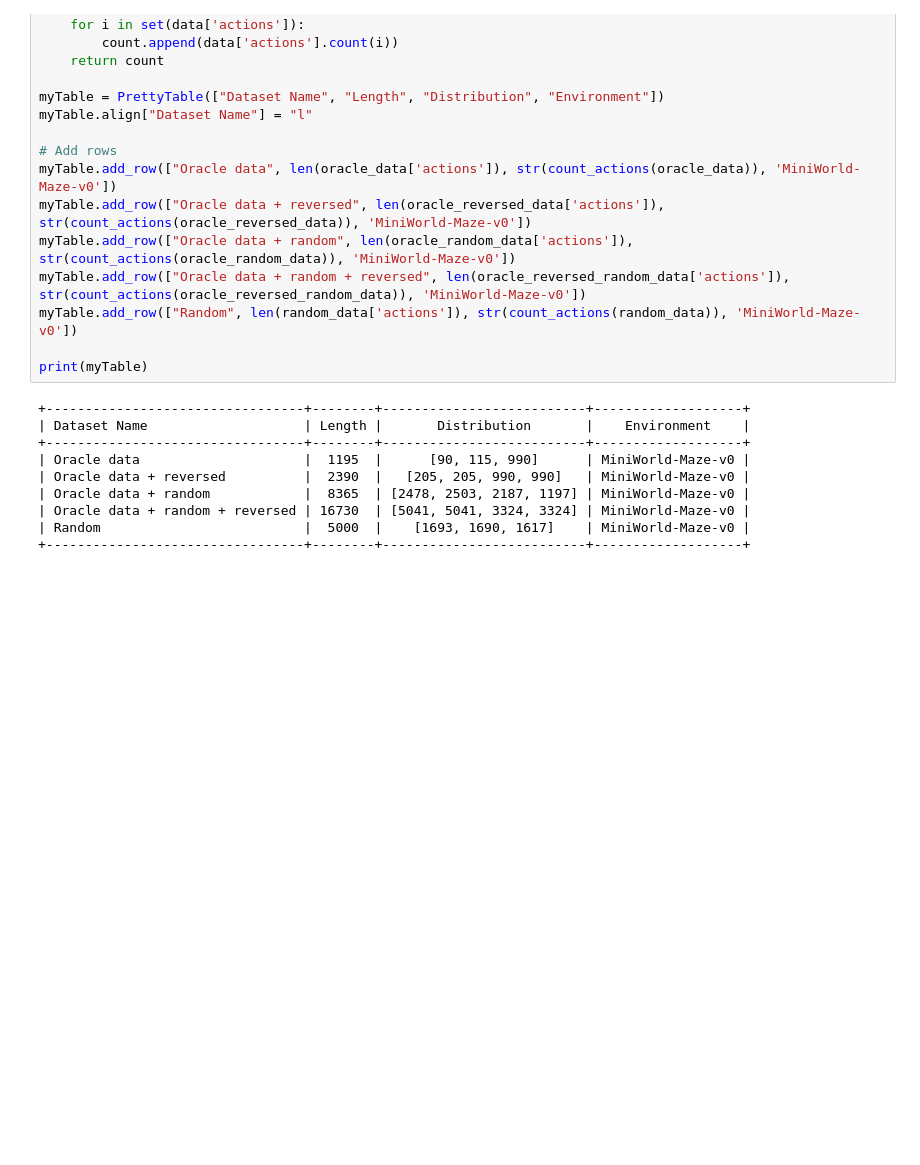
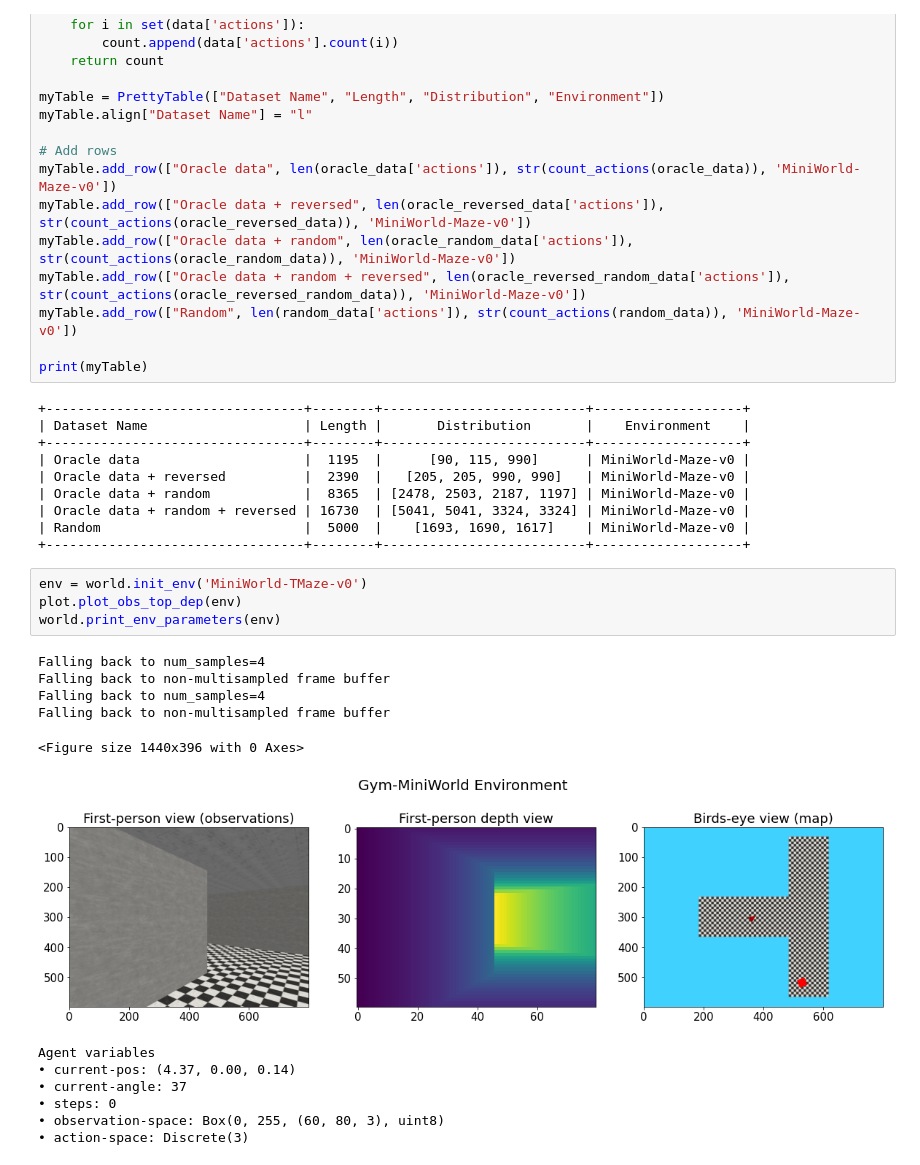
Before and after one commit to Mariusmarten/SpatialMemory, a Jupyter notebook: _dataset-generation.ipynb, the cells around one changed output. Drawn from its saved outputs; the diff is of its cells as text; blank space fills up the shorter version.

```diff
--- a/_dataset-generation.ipynb
+++ b/_dataset-generation.ipynb
@@ -149,3 +150,20 @@ print(myTable)
 | Oracle data + random + reversed | 16730  | [5041, 5041, 3324, 3324] | MiniWorld-Maze-v0 |
 | Random                          |  5000  |    [1693, 1690, 1617]    | MiniWorld-Maze-v0 |
 +---------------------------------+--------+--------------------------+-------------------+
+# %%
+env = world.init_env('MiniWorld-TMaze-v0')
+plot.plot_obs_top_dep(env)
+world.print_env_parameters(env)
+# %% [output]
+Falling back to num_samples=4
+Falling back to non-multisampled frame buffer
+Falling back to num_samples=4
+Falling back to non-multisampled frame buffer
+<Figure size 1440x396 with 0 Axes>
+[figure, added]
+Agent variables
+• current-pos: (4.37, 0.00, 0.14)
+• current-angle: 37
+• steps: 0
+• observation-space: Box(0, 255, (60, 80, 3), uint8)
+• action-space: Discrete(3)
```
Also changed, not shown: parts of 9 cells of this notebook, 22 other files.
